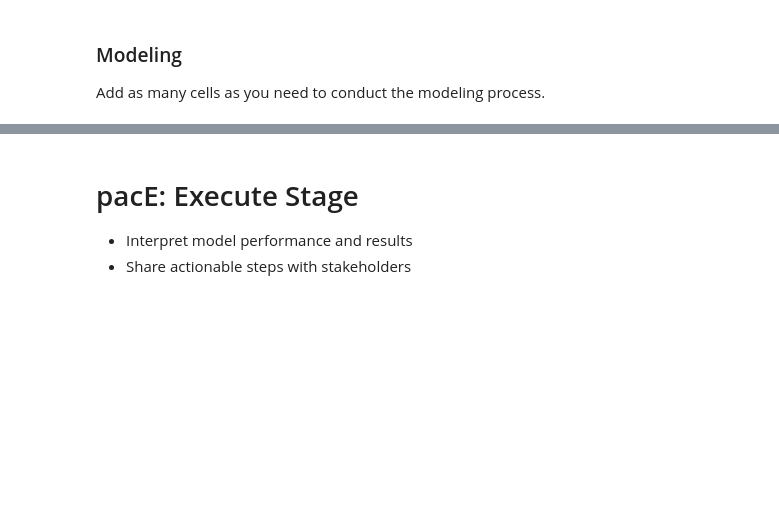
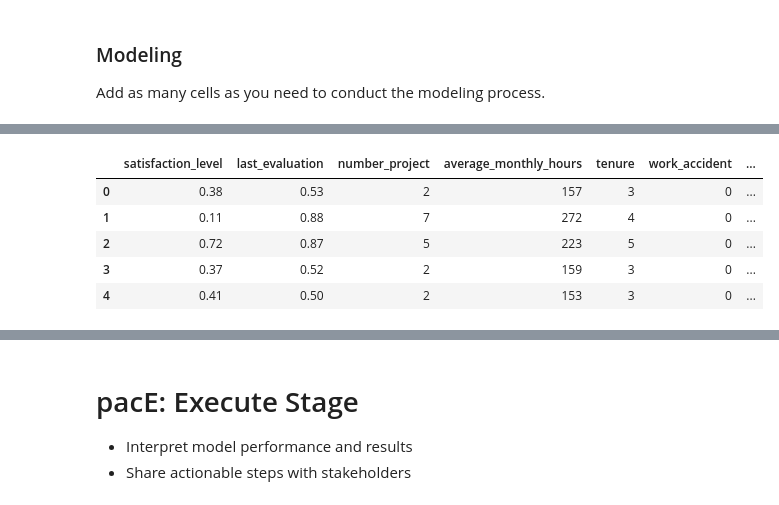
Before and after one commit to kairjiang/Google_ADA_Capstone_HR_Analytics, a Jupyter notebook: Salifort Motors project lab.ipynb, the cells around one changed output, grey strips where cells are left out. Cells and saved outputs as stored; diff of their text form; code cells hidden in the pictures; blank space fills up the shorter version.

```diff
--- a/Salifort Motors project lab.ipynb
+++ b/Salifort Motors project lab.ipynb
@@ -587,0 +619,11 @@ Add as many cells as you need to conduct the modeling process.
+# %%
+df_lr = df_encoded[(df_encoded['tenure'] >= lower_limit) & (df_encoded['tenure'] <= upper_limit)].reset_index(drop=True)
+
+df_lr.head()
+# %% [output]
+|  | satisfaction_level | last_evaluation | number_project | average_monthly_hours | tenure | work_accident | ... |
+| 0 | 0.38 | 0.53 | 2 | 157 | 3 | 0 | ... |
+| 1 | 0.11 | 0.88 | 7 | 272 | 4 | 0 | ... |
+| 2 | 0.72 | 0.87 | 5 | 223 | 5 | 0 | ... |
+| 3 | 0.37 | 0.52 | 2 | 159 | 3 | 0 | ... |
+| 4 | 0.41 | 0.50 | 2 | 153 | 3 | 0 | ... |
```
Also changed, not shown: parts of 37 cells of this notebook.
